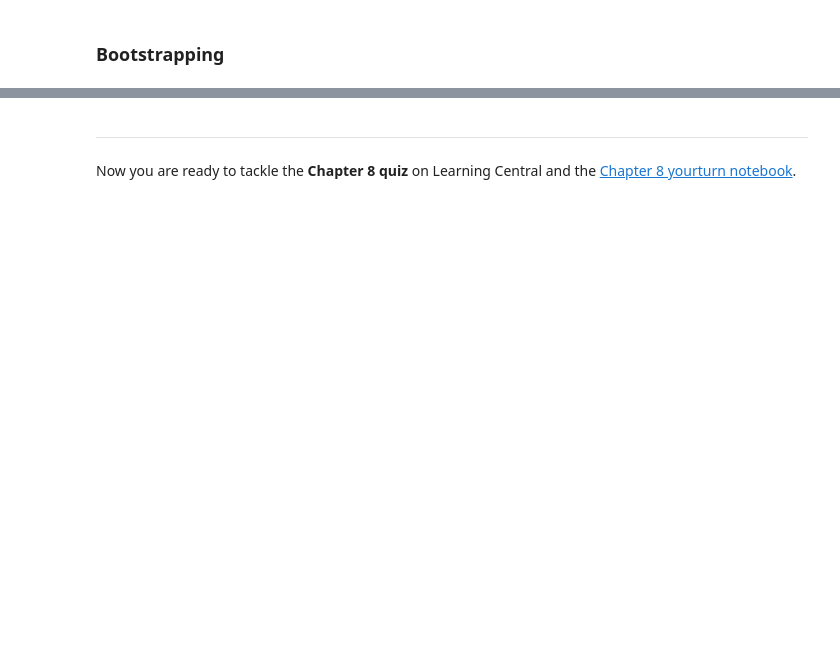
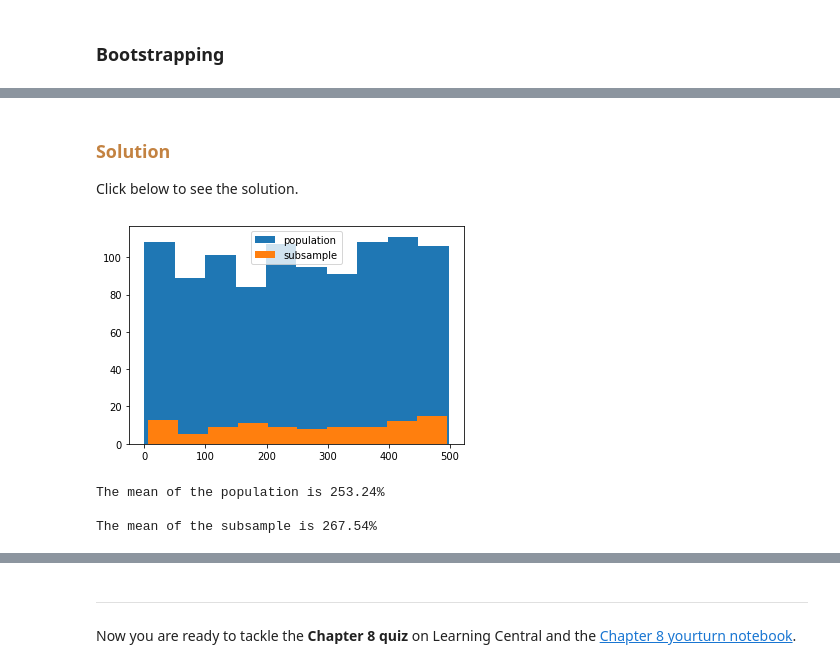
Before and after one commit to philrelton/Data-Analysis-2022, a Jupyter notebook: blended_exercises/Chapter 8/Chapter8.ipynb, the cells around one changed output, grey strips where cells are left out. Drawn from its saved outputs; the diff is of its cells as text; code cells hidden in the pictures; blank space fills up the shorter version.

```diff
--- a/blended_exercises/Chapter 8/Chapter8.ipynb
+++ b/blended_exercises/Chapter 8/Chapter8.ipynb
@@ -586,0 +672,31 @@ This means that some numbers will be duplicated, and some will be missing entire
+# %% [markdown]
+###  <font color=#c38241> Solution</font>
+
+Click below to see the solution.
+# %%
+# make sure we get same answers every time:
+np.random.seed(123)
+
+#population is uniform distribution
+pop = np.random.randint(0,500, size=1000)
+
+# get a subsample of 100 data points from the population -
+# we use a normal distribution for this since we're mimicking a random selection of the population
+subsample = np.random.choice(pop, size=100)
+
+#plt the histograms
+
+plt.hist(pop,label='population')
+plt.hist(subsample,label='subsample')
+plt.legend()
+plt.show()
+
+# estimate means
+print('The mean of the population is {:.2f}%'.format(np.mean(pop)))
+print()
+print('The mean of the subsample is {:.2f}%'.format(np.mean(subsample)))
+# %% [output]
+[figure, added]
+The mean of the population is 253.24%
+
+The mean of the subsample is 267.54%
```
Also changed, not shown: parts of 17 cells of this notebook, 1 other file.
